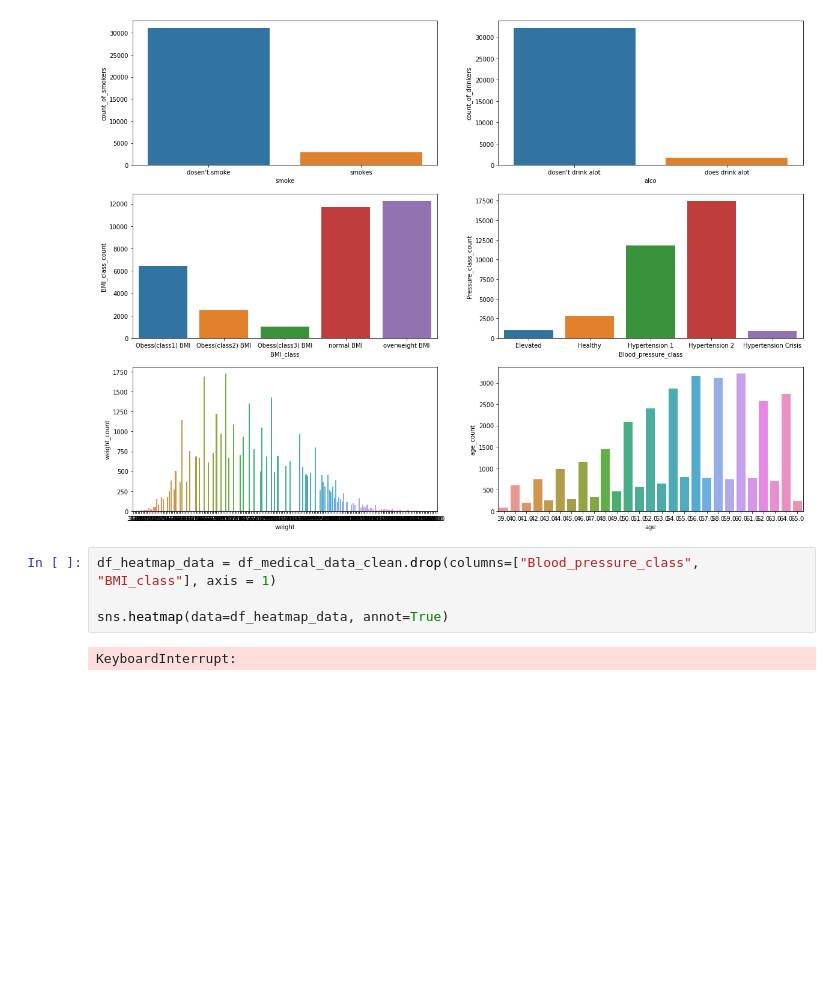
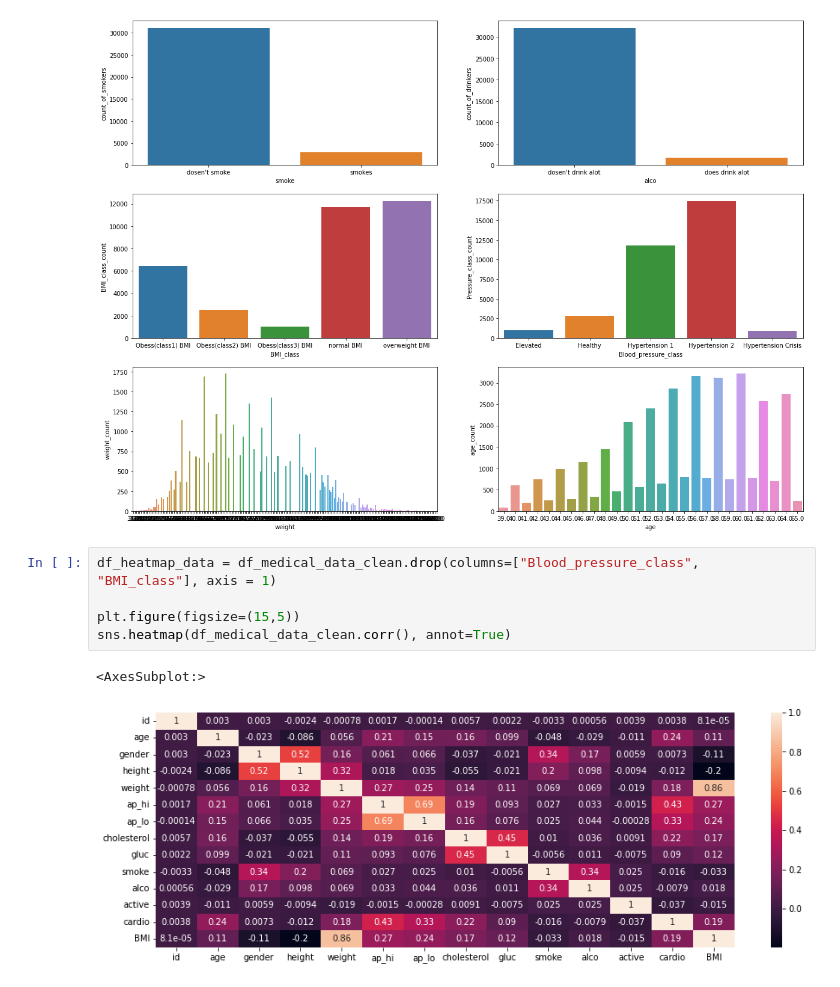
Before and after one commit to FabianAndersson17/Machinelearning-Fabian-Andersson, a Jupyter notebook: Labs/Machine-learning.ipynb, the cells around one changed output. Saved outputs shown, nothing was run; the diff lists cells and outputs as text; blank space fills up the shorter version.

Commit message:
heatmap ploted with corralations

```diff
--- a/Labs/Machine-learning.ipynb
+++ b/Labs/Machine-learning.ipynb
@@ -602,9 +602,11 @@ sns.barplot(data = age_data, x = "age", y = "age_count", ax=ax[2, 1])
 # %%
 df_heatmap_data = df_medical_data_clean.drop(columns=["Blood_pressure_class", "BMI_class"], axis = 1)
 
-sns.heatmap(data=df_heatmap_data, annot=True)
+plt.figure(figsize=(15,5))
+sns.heatmap(df_medical_data_clean.corr(), annot=True)
 # %% [output]
-KeyboardInterrupt:
+<AxesSubplot:>
+[figure, added]
 # %%
 df_medical_data_1 = df_medical_data_clean.drop(["ap_hi", "ap_lo", "weight", "height", "BMI"], axis=1)
 df_medical_data_2 = df_medical_data_clean.drop(["BMI_class", "Blood_pressure_class", "height", "weight"], axis=1)
```
Also changed, not shown: parts of 3 cells of this notebook.
